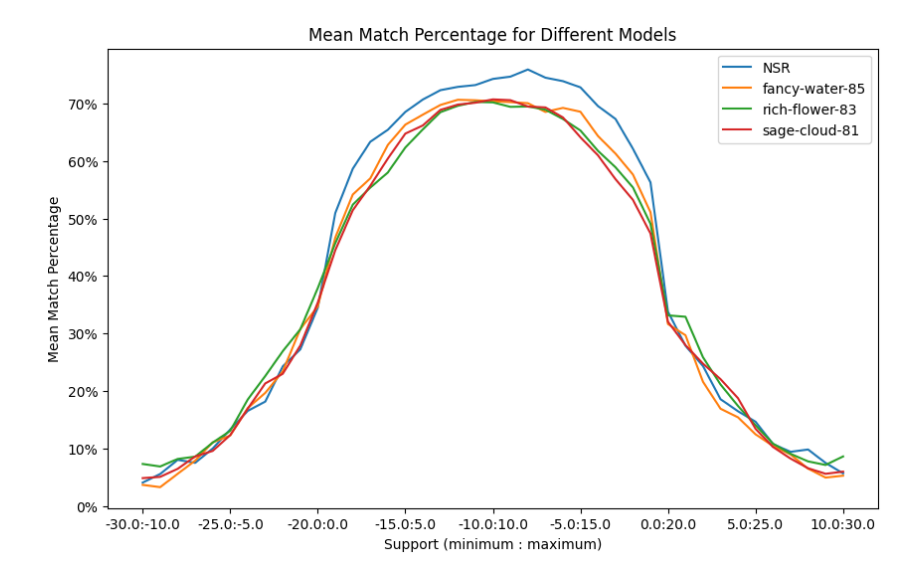
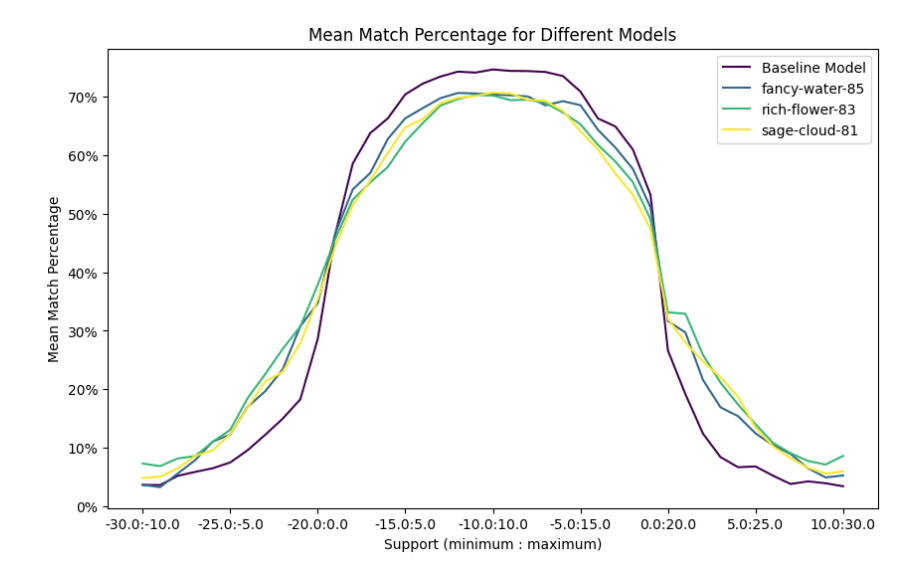
Before and after one commit to fabienmorgan/Self-Supervised_Numerical_Pre-Training_for_Symbolic_Regression, a Jupyter notebook: evalulation_graphs/variance_seed.ipynb, the cells around one changed output. Drawn from its saved outputs; the diff is of its cells as text; code cells hidden in the pictures.

```diff
--- a/evalulation_graphs/variance_seed.ipynb
+++ b/evalulation_graphs/variance_seed.ipynb
@@ -252,16 +266,26 @@ fig.show()
+# %%
+all_models = ['mmsr_se5_newloss',
+              'mmsr_se5_oldloss',
+              'mmsr_se1_oldloss',
+              #'nsr',
+              'self_trained_nsr']
+
+models_to_compare = ['mmsr_se5_newloss', 'self_trained_nsr']
+
+model_name_mapping = {
+    'mmsr_se5_newloss': 'fancy-water-85',
+    'mmsr_se5_oldloss': 'rich-flower-83',
+    'mmsr_se1_oldloss': 'sage-cloud-81',
+    'self_trained_nsr': 'Baseline Model',
+    'nsr': 'NSR from paper'
+}
 # %%
-all_models = ['mmsr_se5_newloss', 'mmsr_se5_oldloss', 'mmsr_se1_oldloss', 'nsr']
 dataframe_standard_deviaton = evaluation_summary[evaluation_summary['Model'].isin(all_models) &
                                             (evaluation_summary['Minimum Support'] % 10 == 0) &
                                             (evaluation_summary['Maximum Support'] - evaluation_summary['Minimum Support'] == 20) &
                                             (evaluation_summary['Number of Samples'] == 500)].copy()
 
-model_name_mapping = {
-    'mmsr_se5_newloss': 'fancy-water-85',
-    'mmsr_se5_oldloss': 'rich-flower-83',
-    'mmsr_se1_oldloss': 'sage-cloud-81',
-    'nsr': 'NSR'
-}
+
 
 dataframe_standard_deviaton['Model'] = dataframe_standard_deviaton['Model'].replace(model_name_mapping)
 # %%
@@ -291,18 +338,12 @@ mmsr_newloss_eval.head()
 # %%
-dataframe_meam_match_percentage = evaluation_summary[evaluation_summary['Model'].isin(all_models) &
+dataframe_mean_match_percentage = evaluation_summary[evaluation_summary['Model'].isin(all_models) &
                                             (evaluation_summary['Maximum Support'] - evaluation_summary['Minimum Support'] == 20) &
                                             (evaluation_summary['Number of Samples'] == 500)].copy()
 
-model_name_mapping = {
-    'mmsr_se5_newloss': 'fancy-water-85',
-    'mmsr_se5_oldloss': 'rich-flower-83',
-    'mmsr_se1_oldloss': 'sage-cloud-81',
-    'nsr': 'NSR'
-}
 
-dataframe_meam_match_percentage['Model'] = dataframe_meam_match_percentage['Model'].replace(model_name_mapping)
+dataframe_mean_match_percentage['Model'] = dataframe_mean_match_percentage['Model'].replace(model_name_mapping)
 
-fig = plot_mean_match_percentage(dataframe_meam_match_percentage)
+fig = plot_mean_match_percentage(dataframe_mean_match_percentage, show_std_shaded=False)
 fig.show()
 # %% [output]
-[figure, old version]
+[figure, new version]
```
Also changed, not shown: parts of 22 cells of this notebook, 11 other files.
